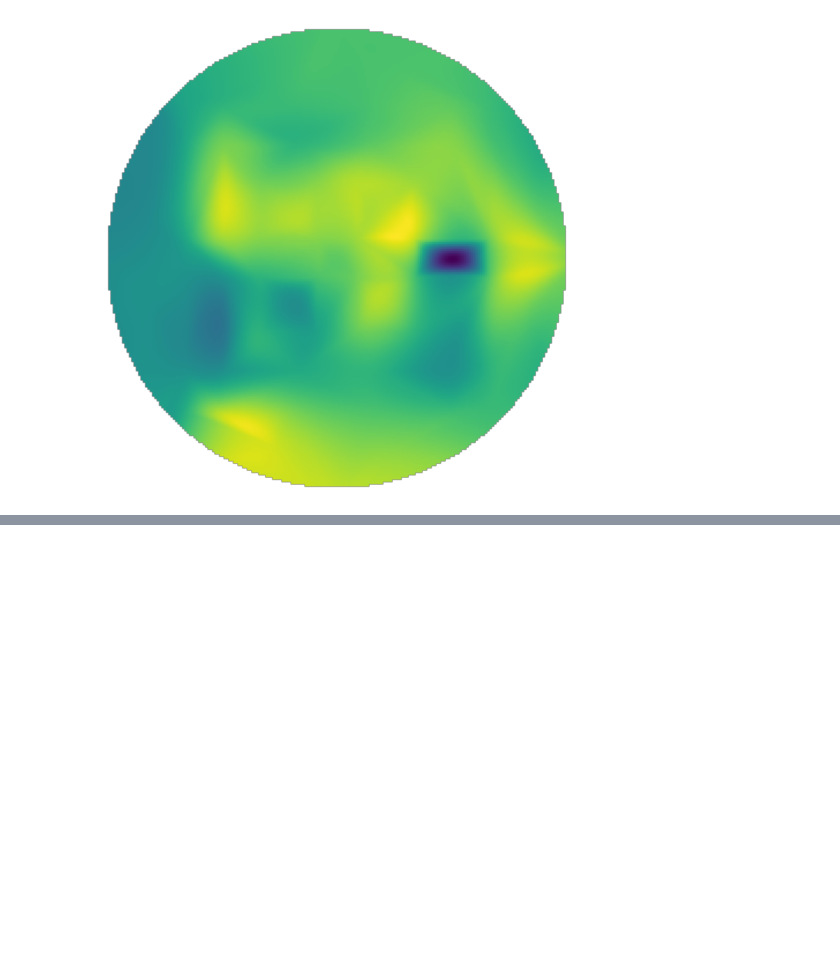
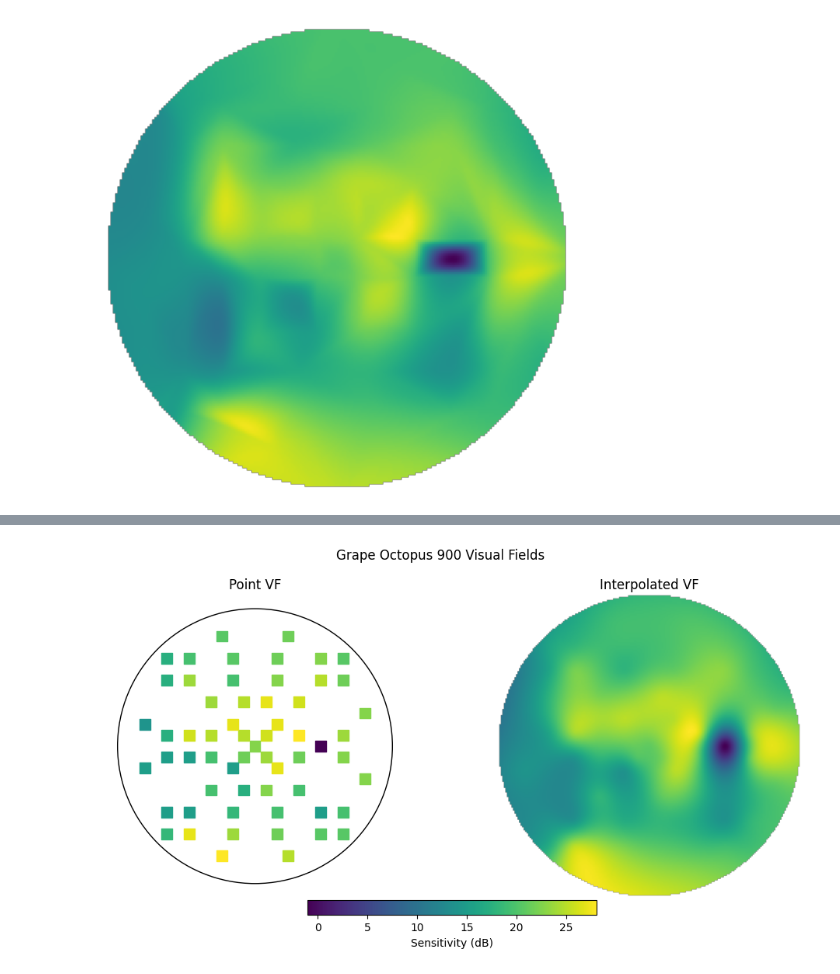
Before and after one commit to lilyhirano/Visual-Field-Analysis, a Jupyter notebook: grape_images.ipynb, the cells around one changed output, grey strips where cells are left out. Saved outputs shown, nothing was run; the diff lists cells and outputs as text; code cells hidden in the pictures; blank space fills up the shorter version.

```diff
--- a/grape_images.ipynb
+++ b/grape_images.ipynb
@@ -138,0 +132,36 @@ plt.show()
+# %%
+fig, ax = plt.subplots(1, 2, figsize=(12,6))
+
+ax[0].scatter(octopus61_coords[:,0], octopus61_coords[:,1], c= id_1, s=100, marker='s')
+circle = mpatches.Circle((0,0), 12.5, fill = False)
+ax[0].add_patch(circle)
+ax[0].set_title("Point VF")
+ax[0].axis('off')
+
+#--------------------------------
+
+all_coords = np.vstack([octopus61_coords])
+
+
+grid_x, grid_y = np.mgrid[-12:12:200j, -12:12:200j]
+
+rbf = Rbf(all_coords[:,0], all_coords[:,1], id_1, function='thin_plate')
+grid_z = rbf(grid_x, grid_y)
+
+radius = 12
+mask = np.sqrt(grid_x**2 + grid_y**2) <= radius
+masked_grid = np.where(mask, grid_z, np.nan)
+
+im = ax[1].imshow(masked_grid.T, extent=(-12,12,-12,12), origin='lower', cmap='viridis')
+ax[1].set_title("Interpolated VF")
+ax[1].axis('off')
+fig.suptitle("Grape Octopus 900 Visual Fields")
+
+
+ax[0].set_aspect('equal')
+ax[1].set_aspect('equal')
+bar = fig.colorbar(im, orientation = 'horizontal', ax = ax, shrink = 0.4, pad = 0.008)
+bar.set_label('Sensitivity (dB)')
+plt.savefig('images/example_grape_visual_fields.png', bbox_inches = 'tight')
+# %% [output]
+[figure, added]
```
Also changed, not shown: parts of 4 cells of this notebook, 4 other files.
